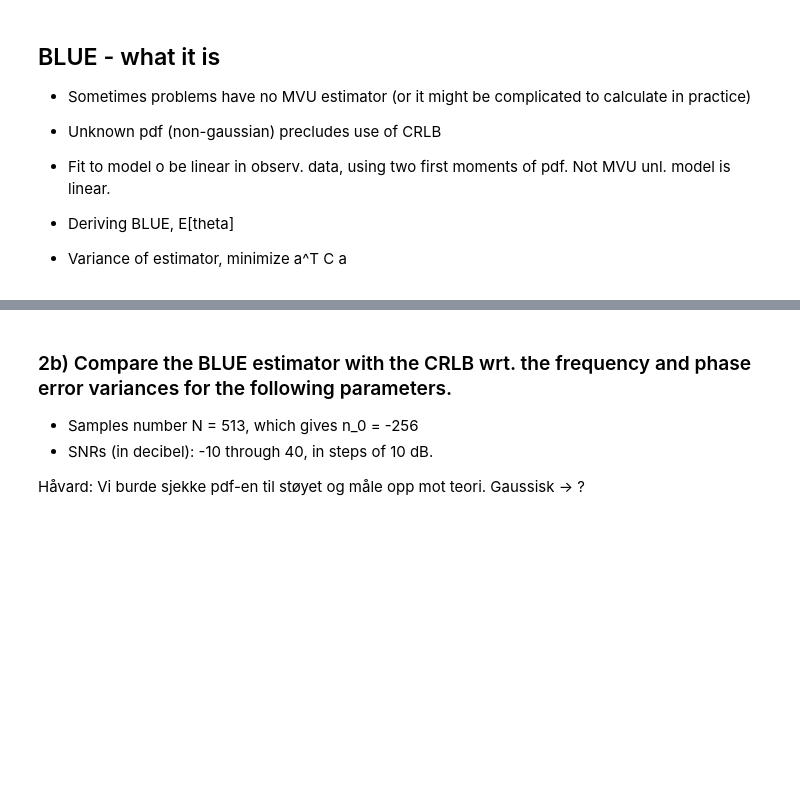
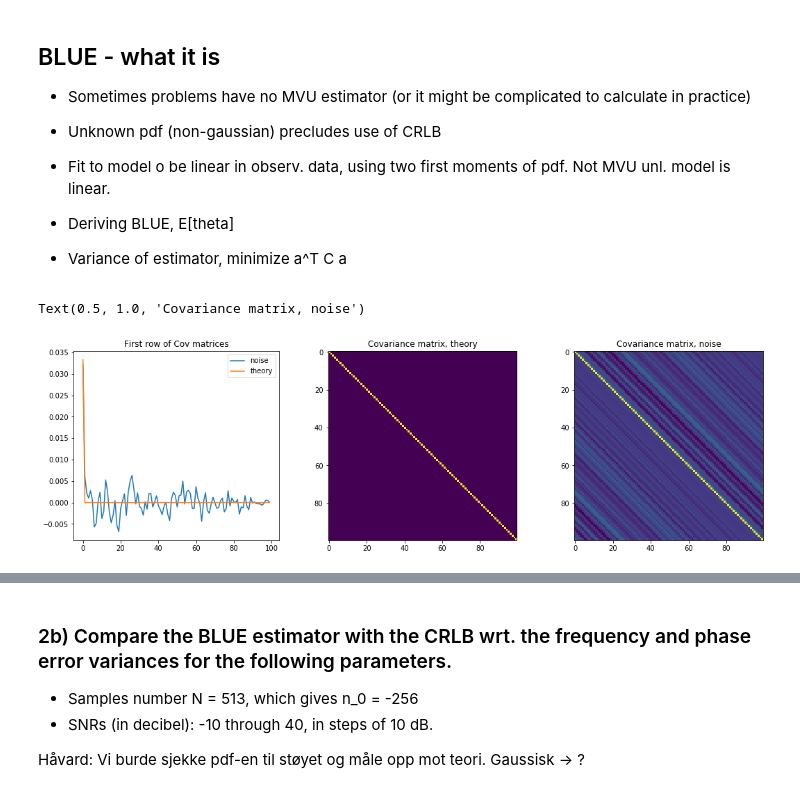
Before and after one commit to haavarn/estimation_project, a Jupyter notebook: BLUE.ipynb, the cells around one changed output, grey strips where cells are left out. Cells and saved outputs as stored; diff of their text form; code cells hidden in the pictures; blank space fills up the shorter version.

```diff
--- a/BLUE.ipynb
+++ b/BLUE.ipynb
@@ -199,6 +200,35 @@ plt.tight_layout
 
 - Deriving BLUE, E[theta]
 - Variance of estimator, minimize a^T C a
+# %%
+# Covariance matrix
+# Alt. 1, using the defined SNR
+C_theory = np.eye(N)/(SNR) # 1/2SNR is the variance
+
+# Alt. 2, using the generated noise values
+acorr = np.correlate(v, v, mode='full')[N-1:]/(N)
+C_meas = np.zeros((N,N))
+for i in range(N):
+    C_meas[i,:] = np.roll(acorr,i)
+
+### PLOTTING ###
+fig = plt.figure(figsize=(18,5))
+ax1 = plt.subplot(1,3,1)
+ax1.plot(acorr, label = 'noise')
+ax1.plot(C_theory[0,:], label = 'theory')
+ax1.legend()
+ax1.set_title('First row of Cov matrices')
+
+ax2 = plt.subplot(1,3,2)
+ax2.imshow(C_theory)
+ax2.set_title('Covariance matrix, theory')
+
+ax3 = plt.subplot(1,3,3)
+ax3.imshow(C_meas)
+ax3.set_title('Covariance matrix, noise')
+# %% [output]
+Text(0.5, 1.0, 'Covariance matrix, noise')
+[figure, added]
 # %%
 # Code for BLUE
 # model: ang_x_unwrapped[n] = wT*n + phi + v[n]
```
Also changed, not shown: parts of 8 cells of this notebook, 1 other file.
